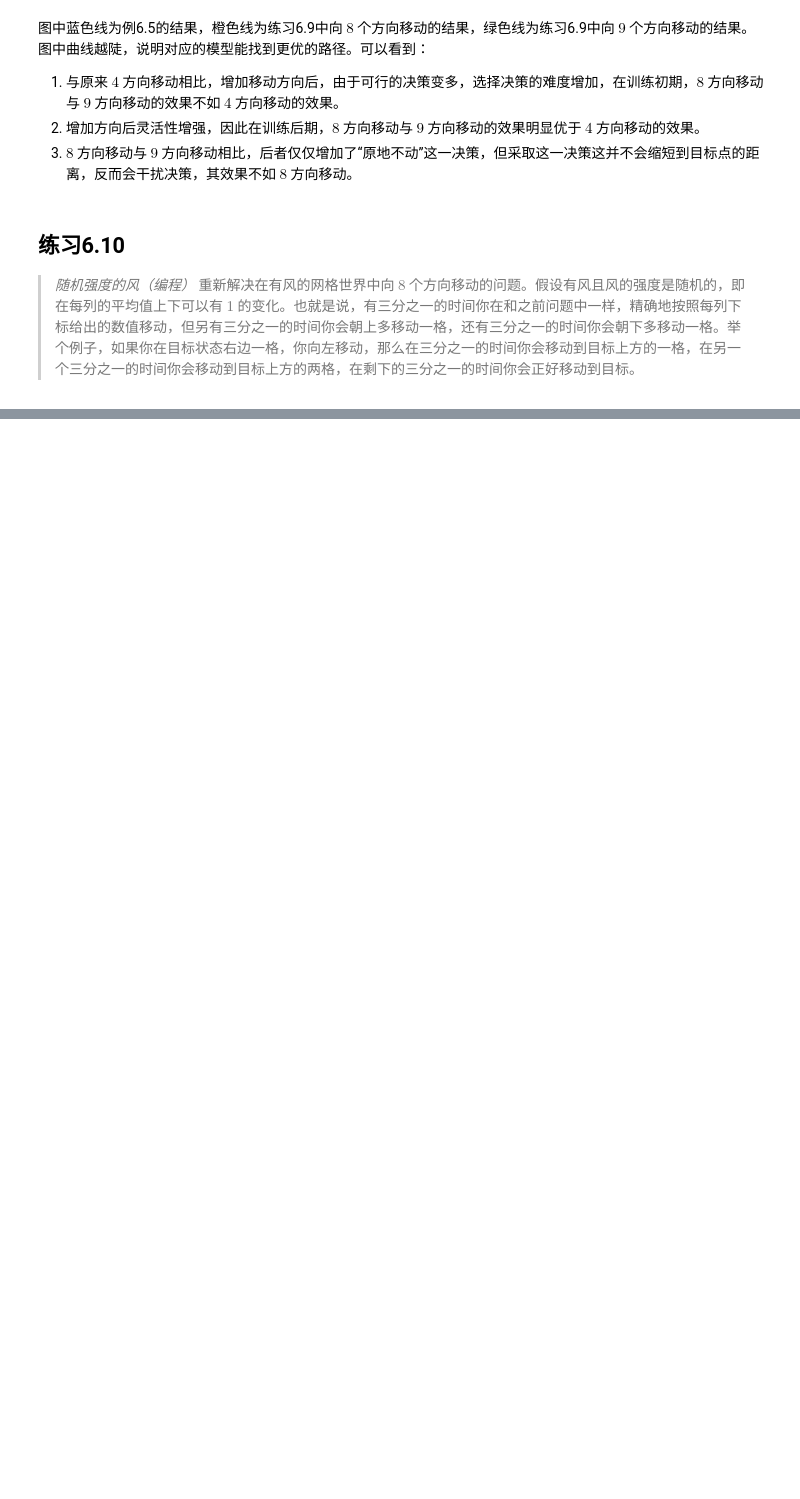
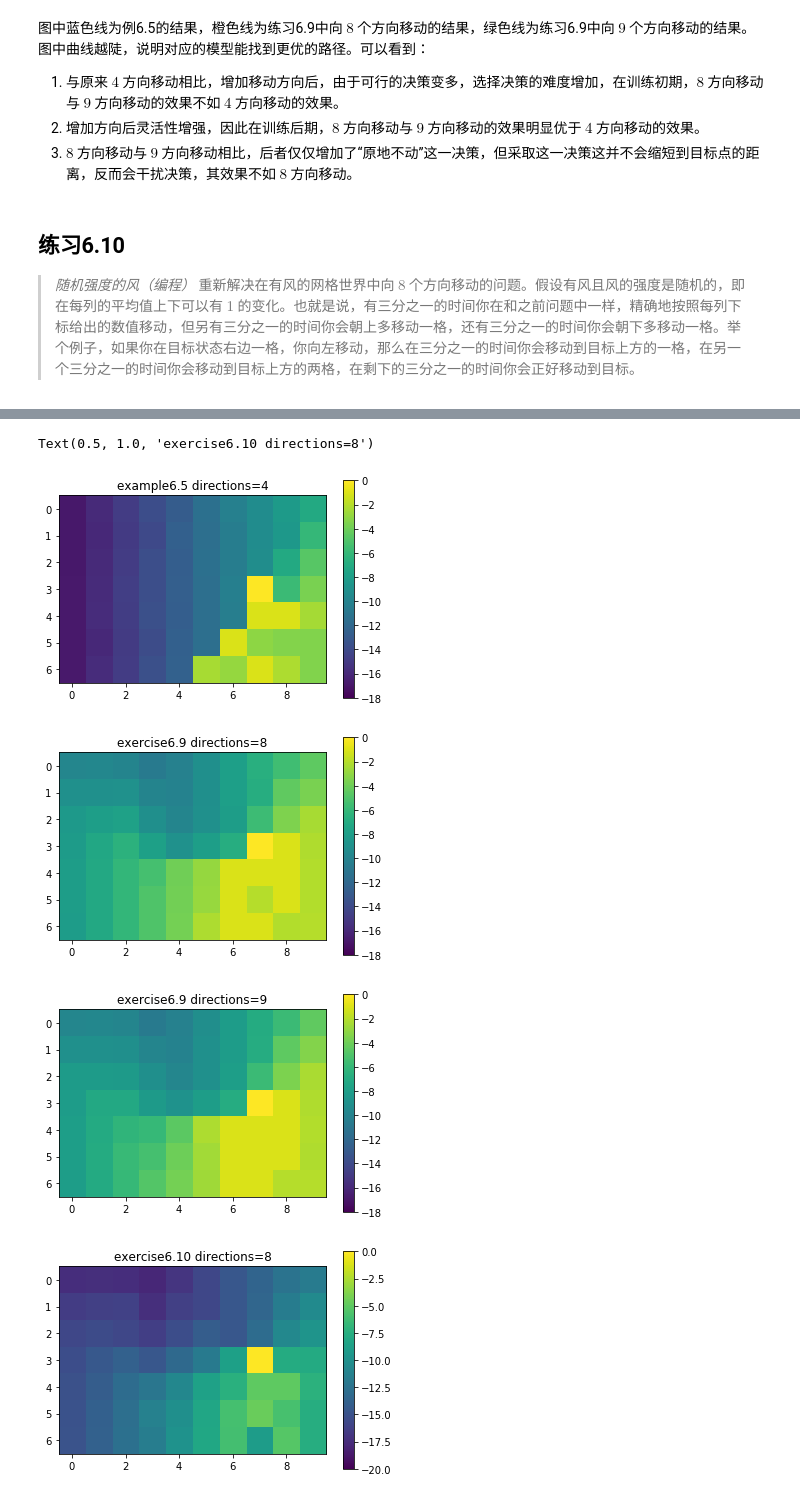
Before and after one commit to finint/RL-Solutions, a Jupyter notebook: 时序差分学习/src/ex_6.9_6.10.ipynb, the cells around one changed output, grey strips where cells are left out. Cells and saved outputs as stored; diff of their text form; code cells hidden in the pictures; blank space fills up the shorter version.

```diff
--- a/时序差分学习/src/ex_6.9_6.10.ipynb
+++ b/时序差分学习/src/ex_6.9_6.10.ipynb
@@ -137,0 +174,77 @@ plt.legend()
+# %%
+# Sarsa 算法 输出 argmax_a Q(S,a)
+def Sarsa_Qm(alpha, gamma, eps, width, height, wind, action_all, G, S_start, iterations, rand_move=False):
+    Q = {}
+    for i in range(height):
+        for j in range(width):
+            actions = [a for a in action_all if check_action(
+                width, height, (i, j), a)]
+            for a in actions:
+                if (i, j) == G:
+                    Q[(i, j), a] = 0
+                else:
+                    Q[(i, j), a] = random.random()
+    step_list = [0]
+    for it in range(iterations):
+        S = (random.randint(0, height-1), random.randint(0, width-1))
+        step = 0
+        while True:
+            if S == G:
+                break
+            if step == 0:
+                A = eps_greedy(width, height, S, action_all, eps, Q)
+            S_ = move(width, height, S, A, wind, rand_move)
+            R = -1
+            A_ = eps_greedy(width, height, S_, action_all, eps, Q)
+            Q[(S, A)] = Q[(S, A)]+alpha*(R+gamma*Q[(S_, A_)]-Q[(S, A)])
+            S, A = S_, A_
+            step += 1
+        step_list.append(step_list[-1]+step)
+    Qm = []
+    for i in range(height):
+        Qm.append([])
+        for j in range(width):
+            actions = [a for a in action_all if check_action(
+                width, height, (i, j), a)]
+            Qm[-1].append(max([Q[(i, j), a] for a in actions]))
+    return Qm
+
+
+wind = [0, 0, 0, 1, 1, 1, 2, 2, 1, 0]
+G = (3, 7)
+S_start = (3, 0)
+iterations = 20000
+
+action_all = [(0, 1), (0, -1), (1, 0), (-1, 0)]
+Qm = Sarsa_Qm(0.05, 1, 0.1, 10, 7, wind, action_all, G, S_start, iterations)
+plt.figure()
+plt.imshow(Qm, vmin = -18, vmax = 0)
+plt.colorbar()
+plt.title("example6.5 directions=4")
+
+action_all = [(0, 1), (0, -1), (1, 0), (-1, 0), (-1, -1), (-1, 1), (1, -1), (1, 1)]
+Qm = Sarsa_Qm(0.05, 1, 0.1, 10, 7, wind, action_all, G, S_start, iterations)
+plt.figure()
+plt.imshow(Qm, vmin = -18, vmax = 0)
+plt.colorbar()
+plt.title("exercise6.9 directions=8")
+
+action_all = [(0, 1), (0, -1), (1, 0), (-1, 0), (-1, -1), (-1, 1), (1, -1), (1, 1), (0, 0)]
+Qm = Sarsa_Qm(0.05, 1, 0.1, 10, 7, wind, action_all, G, S_start, iterations)
+plt.figure()
+plt.imshow(Qm, vmin = -18, vmax = 0)
+plt.colorbar()
+plt.title("exercise6.9 directions=9")
+
+action_all = [(0, 1), (0, -1), (1, 0), (-1, 0), (-1, -1), (-1, 1), (1, -1), (1, 1)]
+Qm = Sarsa_Qm(0.05, 1, 0.1, 10, 7, wind, action_all, G, S_start, iterations, rand_move=True)
+plt.figure()
+plt.imshow(Qm, vmin = -20, vmax = 0)
+plt.colorbar()
+plt.title("exercise6.10 directions=8")
+# %% [output]
+Text(0.5, 1.0, 'exercise6.10 directions=8')
+[figure, added]
+[figure, added]
+[figure, added]
+[figure, added]
```
Also changed, not shown: parts of 7 cells of this notebook, 10 other files.
